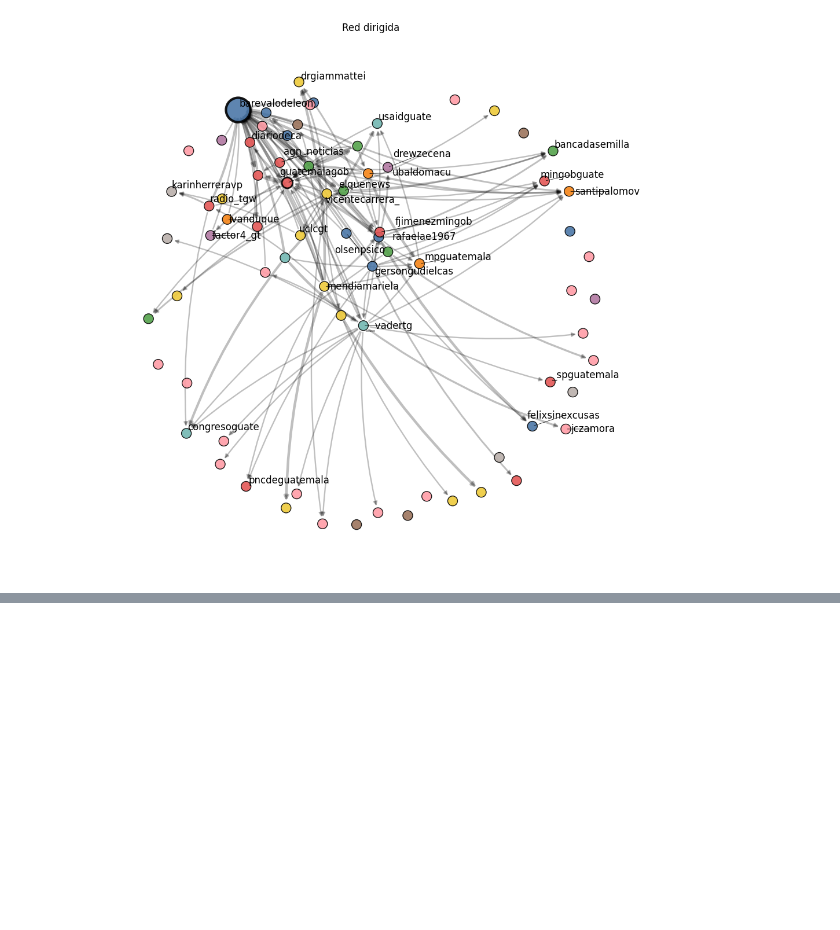
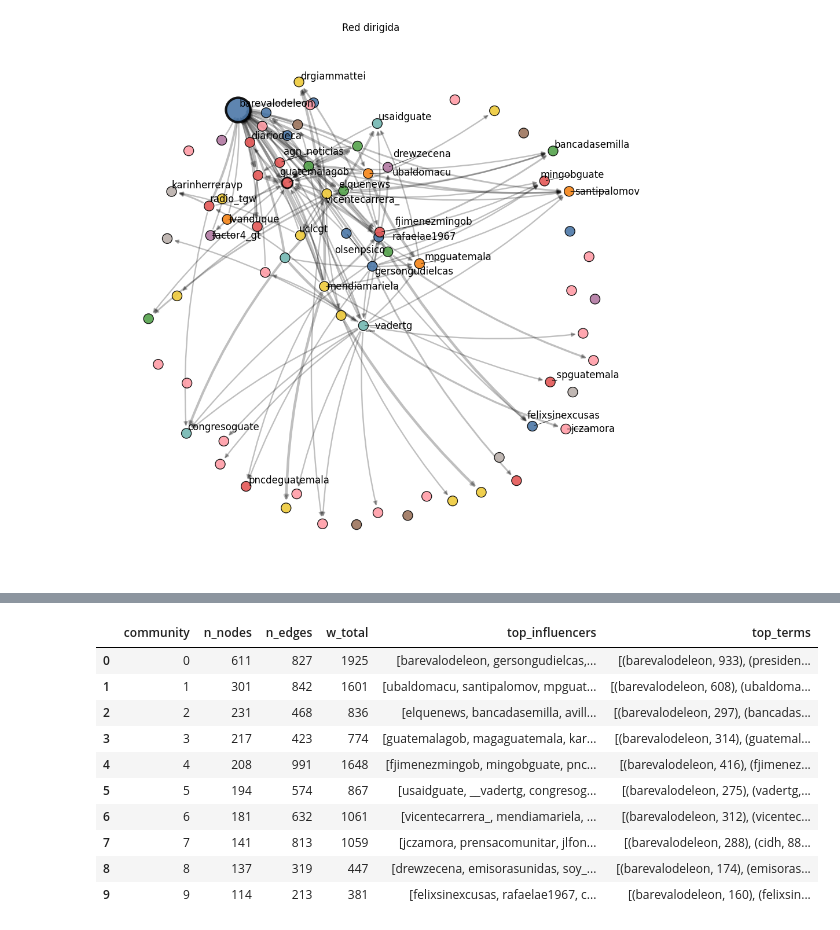
Before and after one commit to DiegoGarV/lab6-DS, a Jupyter notebook: src/main.ipynb, the cells around one changed output, grey strips where cells are left out. Saved outputs shown, nothing was run; the diff lists cells and outputs as text; code cells hidden in the pictures; blank space fills up the shorter version.

```diff
--- a/src/main.ipynb
+++ b/src/main.ipynb
@@ -952,0 +1103,37 @@ Warning: When  cdn_resources is 'local' jupyter notebook has issues displaying g
+# %%
+from collections import Counter
+
+# Unir texto limpio a comunidad
+if not clean_df.empty:
+    text_comm = clean_df.merge(node_df, left_on="Username", right_on="user", how="inner")
+
+    # Filtra tokens menores a 3 caracteres
+    def tokens(s):
+        return [t for t in str(s).split() if len(t)>=3]
+
+    # top 10 términos por comunidad
+    topics = (
+        text_comm.groupby("community")["clean_tweet"]
+                 .apply(lambda col: Counter([tok for s in col for tok in tokens(s)]).most_common(10))
+                 .rename("top_terms")
+                 .reset_index()
+    )
+    comm_stats = comm_stats.merge(topics, on="community", how="left")
+else:
+    comm_stats["top_terms"] = [[]]*len(comm_stats)
+
+# Mostrar caracterización
+cols_show = ["community","n_nodes","n_edges","w_total","top_influencers","top_terms"]
+comm_stats[cols_show].head(10)
+# %% [output]
+|  | community | n_nodes | n_edges | w_total | top_influencers | top_terms |
+| 0 | 0 | 611 | 827 | 1925 | [barevalodeleon, gersongudielcas,... | [(barevalodeleon, 933), (presiden... |
+| 1 | 1 | 301 | 842 | 1601 | [ubaldomacu, santipalomov, mpguat... | [(barevalodeleon, 608), (ubaldoma... |
+| 2 | 2 | 231 | 468 | 836 | [elquenews, bancadasemilla, avill... | [(barevalodeleon, 297), (bancadas... |
+| 3 | 3 | 217 | 423 | 774 | [guatemalagob, magaguatemala, kar... | [(barevalodeleon, 314), (guatemal... |
+| 4 | 4 | 208 | 991 | 1648 | [fjimenezmingob, mingobguate, pnc... | [(barevalodeleon, 416), (fjimenez... |
+| 5 | 5 | 194 | 574 | 867 | [usaidguate, __vadertg, congresog... | [(barevalodeleon, 275), (vadertg,... |
+| 6 | 6 | 181 | 632 | 1061 | [vicentecarrera_, mendiamariela, ... | [(barevalodeleon, 312), (vicentec... |
+| 7 | 7 | 141 | 813 | 1059 | [jczamora, prensacomunitar, jlfon... | [(barevalodeleon, 288), (cidh, 88... |
+| 8 | 8 | 137 | 319 | 447 | [drewzecena, emisorasunidas, soy_... | [(barevalodeleon, 174), (emisoras... |
+| 9 | 9 | 114 | 213 | 381 | [felixsinexcusas, rafaelae1967, c... | [(barevalodeleon, 160), (felixsin... |
```
Also changed, not shown: parts of 9 cells of this notebook.
